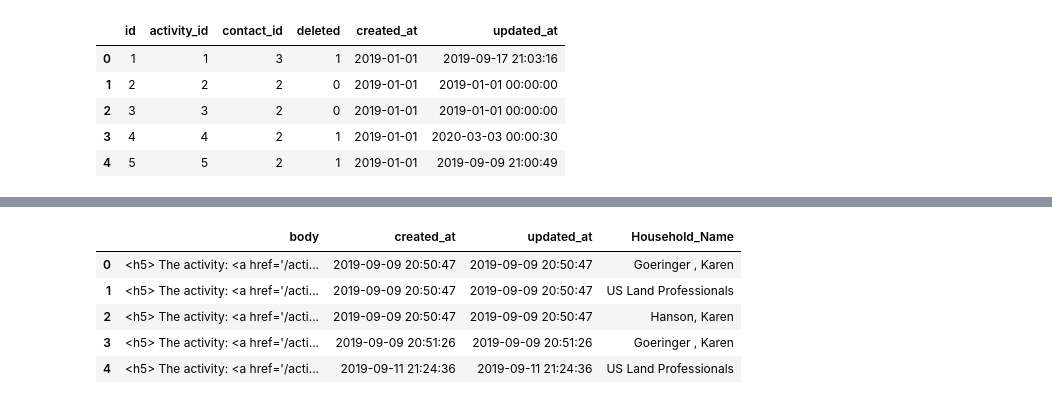
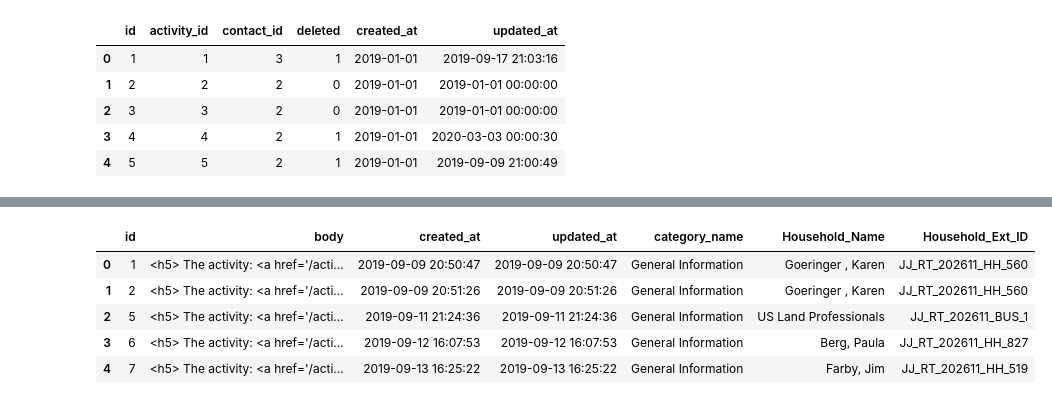
Before and after one commit to FIKennyMyers/JonBOBTransfer, a Jupyter notebook: 06_Transform_Notes.ipynb, the cells around one changed output, grey strips where cells are left out. Saved outputs shown, nothing was run; the diff lists cells and outputs as text; code cells hidden in the pictures.

Commit message:
Renamed Note transformer, completed that file as well

```diff
--- a/06_Transform_Tasks_Events.ipynb
+++ b/06_Transform_Notes.ipynb
@@ -148,13 +148,20 @@ df_crosswalk = df_crosswalk.merge(
     how='inner'
 )
 
-# 4. Finally, attach the resulting Household Name back to the heavy notes payload
+# ---> ADD THIS TO PREVENT FAN-OUT <---
+# Force a 1:1 relationship so each note only uploads once
+df_crosswalk = df_crosswalk.drop_duplicates(subset=['note_id'])
+
+# 4. Finally, attach the Household Name AND the Household External ID back to the notes payload
 df_notes_with_hh = df_notes.merge(
-    df_crosswalk[['note_id', 'Name']],
+    df_crosswalk[['note_id', 'Name', 'FinServ__SourceSystemId__c_HH']],
     left_on='id',
     right_on='note_id',
     how='inner'
-).rename(columns={'Name': 'Household_Name'})
+).rename(columns={
+    'Name': 'Household_Name',
+    'FinServ__SourceSystemId__c_HH': 'Household_Ext_ID'
+})
 # %%
 # SQL query input
 
@@ -345,23 +352,23 @@ df_activities_with_hh_clean.head()
 # %%
 """
 Cell generated by Data Wrangler.
 """
 def clean_data(df_notes_with_hh):
     # Filter rows based on column: 'deleted'
     df_notes_with_hh = df_notes_with_hh[df_notes_with_hh['deleted'] == 0]
     # Drop columns: 'id', 'category_id' and 7 other columns
-    df_notes_with_hh = df_notes_with_hh.drop(columns=['id', 'category_id', 'note_type', 'pinned', 'draft', 'added_by', 'deleted', 'temp_id', 'note_id'])
+    df_notes_with_hh = df_notes_with_hh.drop(columns=[ 'category_id', 'note_type', 'pinned', 'draft', 'added_by', 'deleted', 'temp_id', 'note_id'])
     return df_notes_with_hh
 
 df_notes_with_hh_clean = clean_data(df_notes_with_hh.copy())
 df_notes_with_hh_clean.head()
 # %% [output]
-|  | body | created_at | updated_at | Household_Name |
-| 0 | <h5> The activity: <a href='/acti... | 2019-09-09 20:50:47 | 2019-09-09 20:50:47 | Goeringer , Karen |
-| 1 | <h5> The activity: <a href='/acti... | 2019-09-09 20:50:47 | 2019-09-09 20:50:47 | US Land Professionals |
-| 2 | <h5> The activity: <a href='/acti... | 2019-09-09 20:50:47 | 2019-09-09 20:50:47 | Hanson, Karen |
-| 3 | <h5> The activity: <a href='/acti... | 2019-09-09 20:51:26 | 2019-09-09 20:51:26 | Goeringer , Karen |
-| 4 | <h5> The activity: <a href='/acti... | 2019-09-11 21:24:36 | 2019-09-11 21:24:36 | US Land Professionals |
+|  | id | body | created_at | updated_at | category_name | Household_Name | Household_Ext_ID |
+| 0 | 1 | <h5> The activity: <a href='/acti... | 2019-09-09 20:50:47 | 2019-09-09 20:50:47 | General Information | Goeringer , Karen | JJ_RT_202611_HH_560 |
+| 1 | 2 | <h5> The activity: <a href='/acti... | 2019-09-09 20:51:26 | 2019-09-09 20:51:26 | General Information | Goeringer , Karen | JJ_RT_202611_HH_560 |
+| 2 | 5 | <h5> The activity: <a href='/acti... | 2019-09-11 21:24:36 | 2019-09-11 21:24:36 | General Information | US Land Professionals | JJ_RT_202611_BUS_1 |
+| 3 | 6 | <h5> The activity: <a href='/acti... | 2019-09-12 16:07:53 | 2019-09-12 16:07:53 | General Information | Berg, Paula | JJ_RT_202611_HH_827 |
+| 4 | 7 | <h5> The activity: <a href='/acti... | 2019-09-13 16:25:22 | 2019-09-13 16:25:22 | General Information | Farby, Jim | JJ_RT_202611_HH_519 |
 # %%
 # # Output individual Excel files for each user, containing their notes and activities, with proper formatting and styling.
 # import pandas as pd
```
Also changed, not shown: parts of 2 cells of this notebook.
